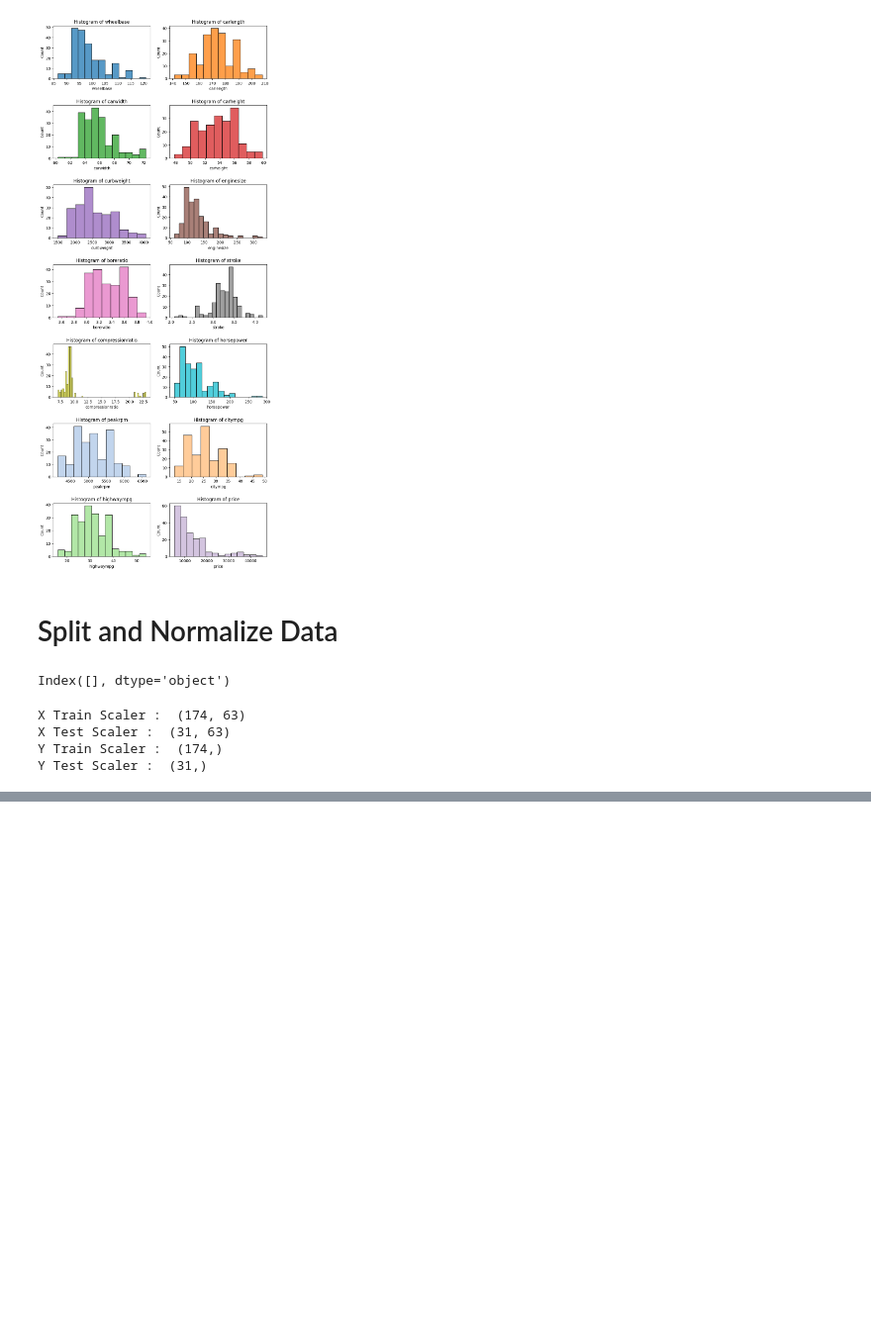
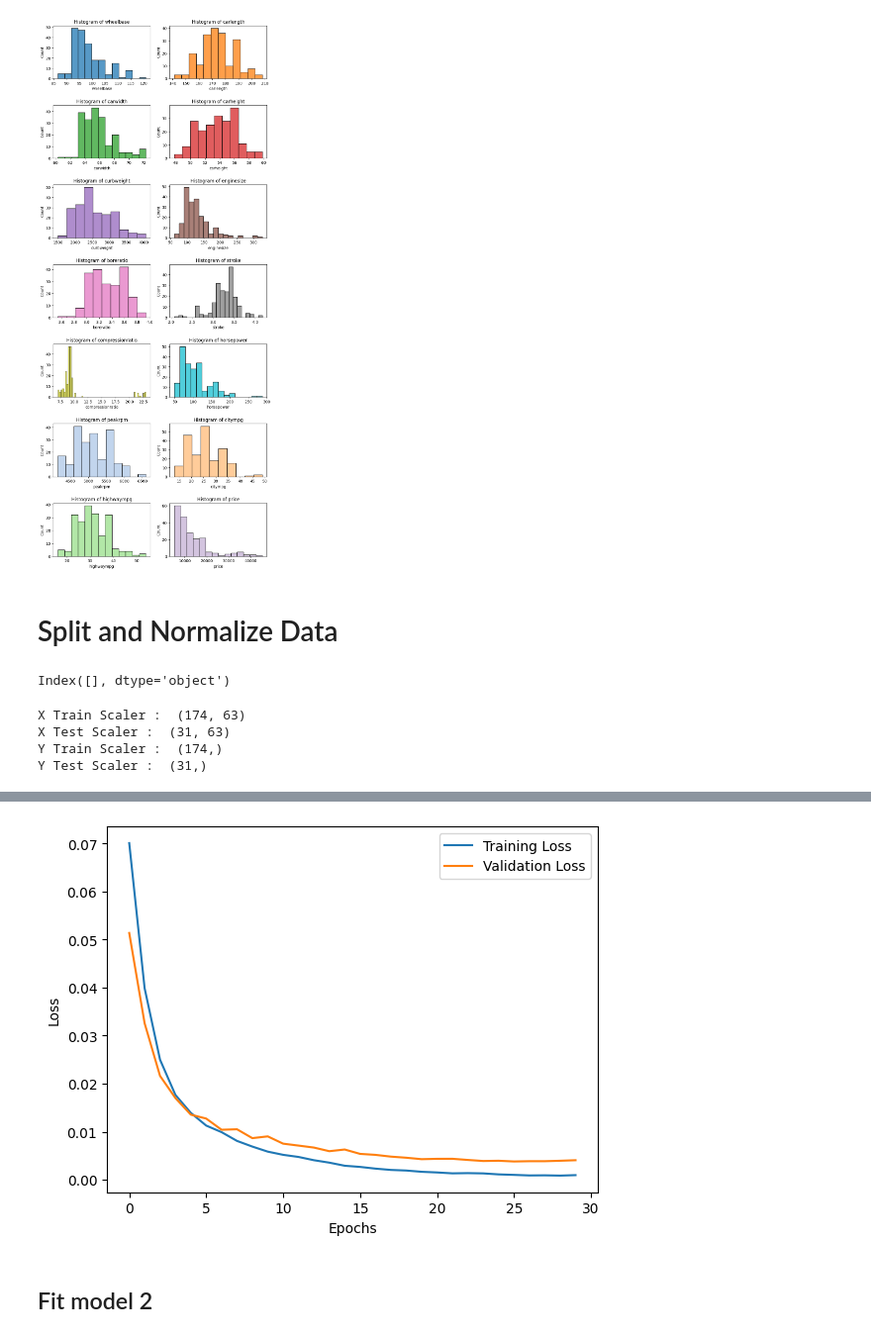
Before and after one commit to mjmousavi97/Deep-Learning-Tehran-uni, a Jupyter notebook: HomeWorks/01 HW/Q4.ipynb, the cells around one changed output, grey strips where cells are left out. Shown at 99% size. Drawn from its saved outputs; the diff is of its cells as text; code cells hidden in the pictures; blank space fills up the shorter version.

Commit message:
Implemented and tested three MLP models with different hidden layer configurations. Results have been evaluated and displayed. Next step: hyperparameter fine-tuning with other settings.

```diff
--- a/HomeWorks/01 HW/Q4.ipynb
+++ b/HomeWorks/01 HW/Q4.ipynb
@@ -669,0 +681,13 @@ Y Test Scaler :  (31,)
+# %%
+scaler_1 = MinMaxScaler()
+
+X_train = scaler_1.fit_transform(X_train)
+X_test = scaler_1.transform(X_test)
+# %%
+y_train = pd.DataFrame(y_train)
+y_test = pd.DataFrame(y_test)
+
+scaler_2 = MinMaxScaler()
+
+y_train = scaler_2.fit_transform(y_train)
+y_test = scaler_2.transform(y_test)
@@ -669,0 +696,6 @@ Y Test Scaler :  (31,)
+# %%
+model1 = Sequential()
+model1.add(Dense(50, activation='relu', input_shape=(X_train.shape[1], )))
+model1.add(Dense(1, activation='linear'))
+
+model1.summary()
@@ -669,0 +773,3 @@ Y Test Scaler :  (31,)
+# %%
+model1.compile(optimizer='adam', loss='mse')
+history = model1.fit(X_train, y_train, validation_split=0.2, epochs=30, batch_size=10)
@@ -669,0 +808,13 @@ Y Test Scaler :  (31,)
+# %%
+# Plot the training and validation loss
+plt.plot(history.history['loss'], label='train')   # Training loss
+plt.plot(history.history['val_loss'], label='val')  # Validation loss
+
+plt.legend(['Training Loss', 'Validation Loss'])
+plt.xlabel("Epochs")
+plt.ylabel("Loss")
+plt.show()
+# %% [output]
+[figure, added]
+# %% [markdown]
+## Fit model 2
```
Also changed, not shown: parts of 20 cells of this notebook.
